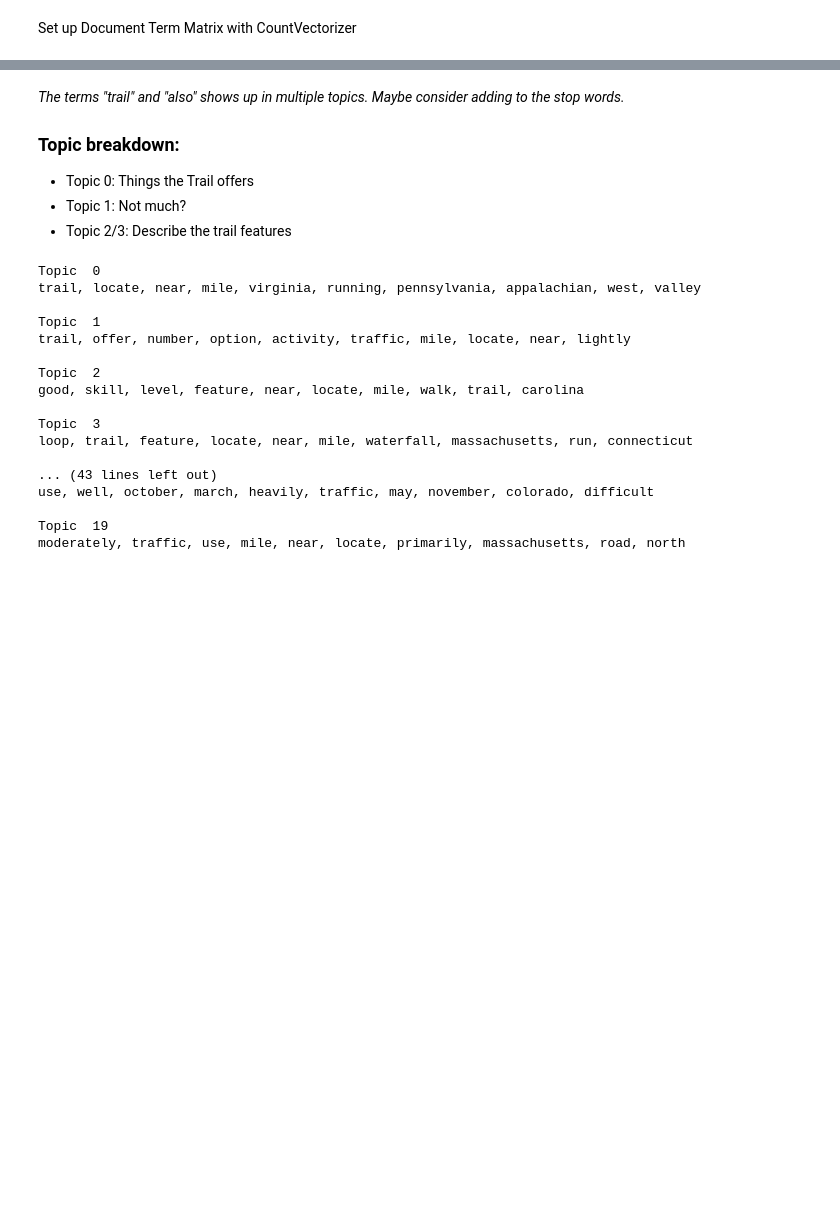
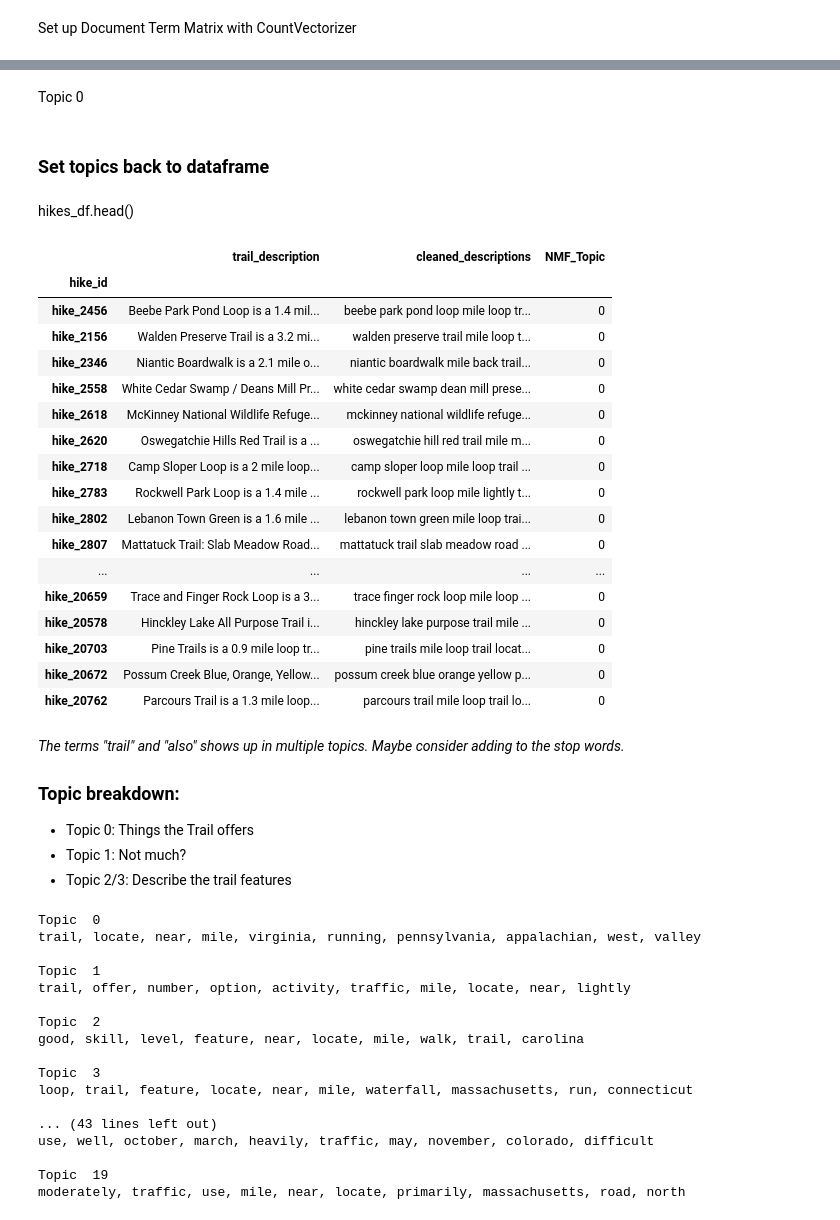
Before and after one commit to aauyeung19/Hiking-Trail-Recommendation-NLP, a Jupyter notebook: lib/topic_model_prototype.ipynb, the cells around one changed output, grey strips where cells are left out. Drawn from its saved outputs; the diff is of its cells as text; code cells hidden in the pictures; blank space fills up the shorter version.

```diff
--- a/lib/topic_model_prototype.ipynb
+++ b/lib/topic_model_prototype.ipynb
@@ -27,3 +31,6 @@ reviews.head()
 # %% [markdown]
 Set up Document Term Matrix with CountVectorizer
+# %%
+vectorizer = TfidfVectorizer(max_features=2000, max_df=0.7, min_df=10, ngram_range=(1,2))
+hikes_dtm = vectorizer.fit_transform(hikes_df['cleaned_descriptions'])
 # %% [markdown]
@@ -30,0 +38,3 @@ Set up Document Term Matrix with CountVectorizer
+# %%
+nmf_model = NMF(n_components=10, random_state=42)
+nmf_model.fit(hikes_dtm)
@@ -65,3 +74,33 @@ wildlife, see, chance, offer, wild, flower, beautiful, bird, watch, good
+# %% [markdown]
+Topic 0
+# %% [markdown]
+### Set topics back to dataframe
+# %%
+topic_results = nmf_model.transform(hikes_dtm)
+hikes_df['NMF_Topic'] = topic_results.argmax(axis=1)
+# %% [markdown]
+hikes_df.head()
+# %%
+hikes_df[hikes_df['NMF_Topic']==0]
+# %% [output]
+|  | trail_description | cleaned_descriptions | NMF_Topic |
+| hike_id |  |  |  |
+| hike_2456 | Beebe Park Pond Loop is a 1.4 mil... | beebe park pond loop mile loop tr... | 0 |
+| hike_2156 | Walden Preserve Trail is a 3.2 mi... | walden preserve trail mile loop t... | 0 |
+| hike_2346 | Niantic Boardwalk is a 2.1 mile o... | niantic boardwalk mile back trail... | 0 |
+| hike_2558 | White Cedar Swamp / Deans Mill Pr... | white cedar swamp dean mill prese... | 0 |
+| hike_2618 | McKinney National Wildlife Refuge... | mckinney national wildlife refuge... | 0 |
+| hike_2620 | Oswegatchie Hills Red Trail is a ... | oswegatchie hill red trail mile m... | 0 |
+| hike_2718 | Camp Sloper Loop is a 2 mile loop... | camp sloper loop mile loop trail ... | 0 |
+| hike_2783 | Rockwell Park Loop is a 1.4 mile ... | rockwell park loop mile lightly t... | 0 |
+| hike_2802 | Lebanon Town Green is a 1.6 mile ... | lebanon town green mile loop trai... | 0 |
+| hike_2807 | Mattatuck Trail: Slab Meadow Road... | mattatuck trail slab meadow road ... | 0 |
+| ... | ... | ... | ... |
+| hike_20659 | Trace and Finger Rock Loop is a 3... | trace finger rock loop mile loop ... | 0 |
+| hike_20578 | Hinckley Lake All Purpose Trail i... | hinckley lake purpose trail mile ... | 0 |
+| hike_20703 | Pine Trails is a 0.9 mile loop tr... | pine trails mile loop trail locat... | 0 |
+| hike_20672 | Possum Creek Blue, Orange, Yellow... | possum creek blue orange yellow p... | 0 |
+| hike_20762 | Parcours Trail is a 1.3 mile loop... | parcours trail mile loop trail lo... | 0 |
 # %% [markdown]
 *The terms "trail" and "also" shows up in multiple topics.  Maybe consider adding to the stop words.*
 ### Topic breakdown:
```
Also changed, not shown: parts of 27 cells of this notebook.
